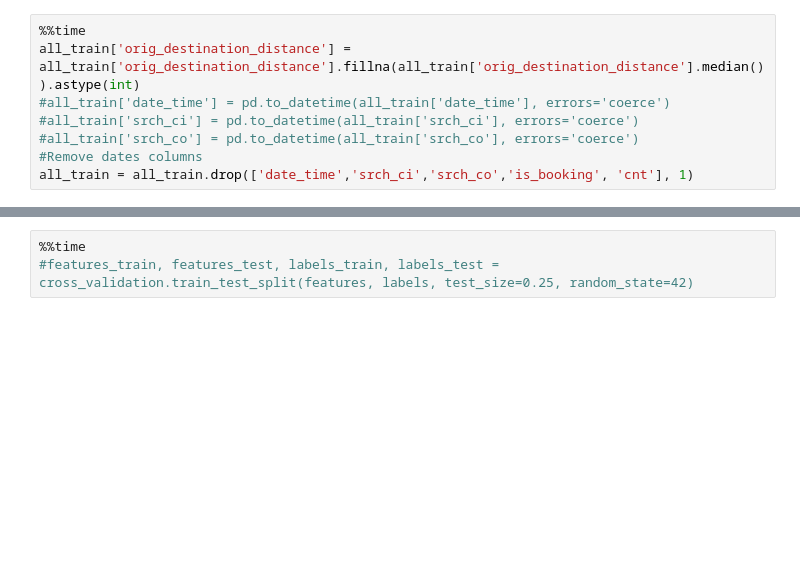
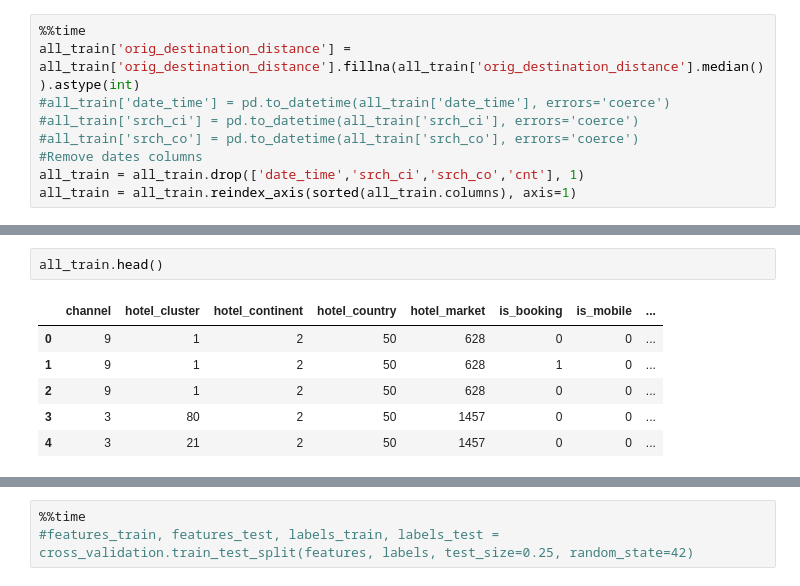
Before and after one commit to yaskyj/datascienceintensive, a Jupyter notebook: capstone/Capstone Project.ipynb, the cells around one changed output, grey strips where cells are left out. Cells and saved outputs as stored; diff of their text form; blank space fills up the shorter version.

```diff
--- a/capstone/Capstone Project.ipynb
+++ b/capstone/Capstone Project.ipynb
@@ -63,5 +63,6 @@ all_train['orig_destination_distance'] = all_train['orig_destination_distance'].
 #all_train['srch_ci'] = pd.to_datetime(all_train['srch_ci'], errors='coerce')
 #all_train['srch_co'] = pd.to_datetime(all_train['srch_co'], errors='coerce')
 #Remove dates columns
-all_train = all_train.drop(['date_time','srch_ci','srch_co','is_booking', 'cnt'], 1)
+all_train = all_train.drop(['date_time','srch_ci','srch_co','cnt'], 1)
+all_train = all_train.reindex_axis(sorted(all_train.columns), axis=1)
 # %% [output]
@@ -70,3 +71,12 @@ Wall time: 49.2 s
+# %%
+all_train.head()
+# %% [output]
+|  | channel | hotel_cluster | hotel_continent | hotel_country | hotel_market | is_booking | is_mobile | ... |
+| 0 | 9 | 1 | 2 | 50 | 628 | 0 | 0 | ... |
+| 1 | 9 | 1 | 2 | 50 | 628 | 1 | 0 | ... |
+| 2 | 9 | 1 | 2 | 50 | 628 | 0 | 0 | ... |
+| 3 | 3 | 80 | 2 | 50 | 1457 | 0 | 0 | ... |
+| 4 | 3 | 21 | 2 | 50 | 1457 | 0 | 0 | ... |
 # %%
 %%time
 #Split into training and test data
```
Also changed, not shown: parts of 21 cells of this notebook.
